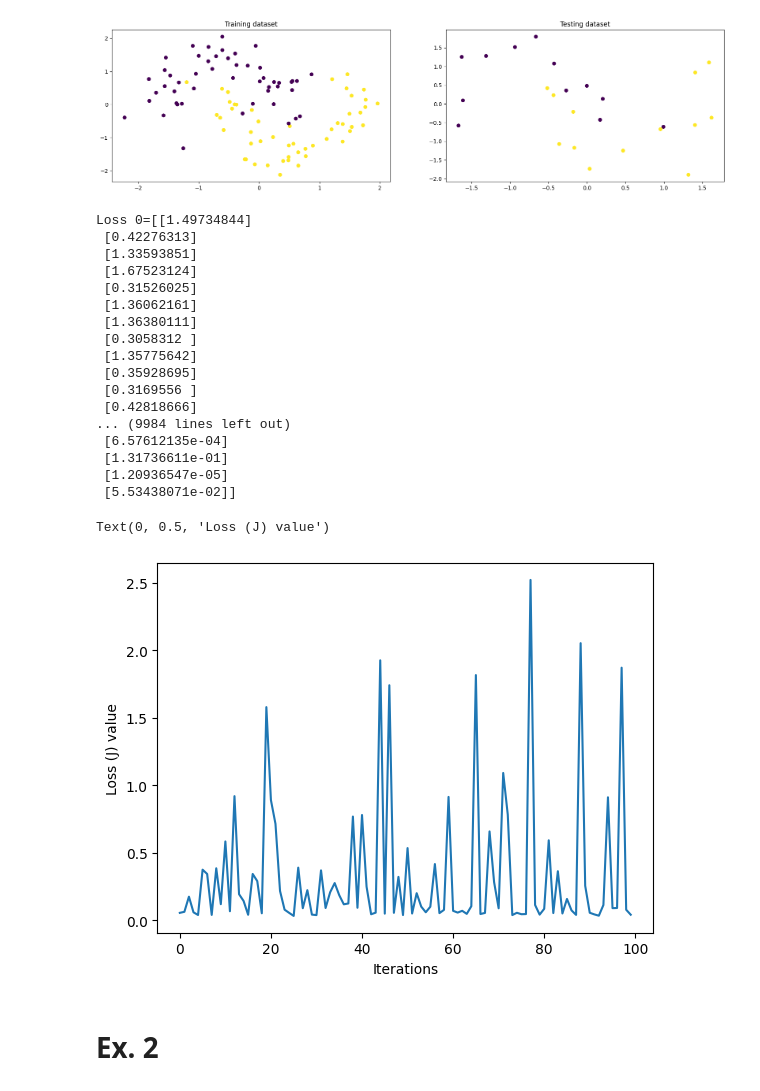
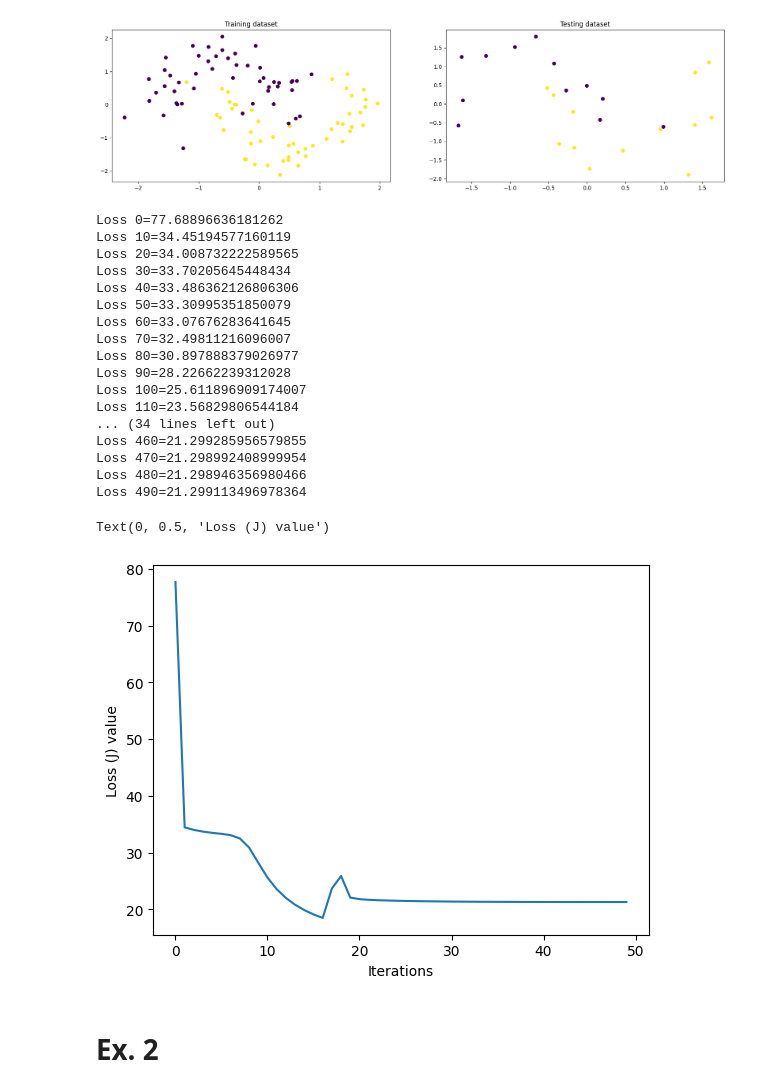
Before and after one commit to LucaFranceschi01/DL-2024, a Jupyter notebook: p1-intro/P1-Questions_Answers.ipynb, the cells around one changed output. Drawn from its saved outputs; the diff is of its cells as text; code cells hidden in the pictures.

```diff
--- a/p1-intro/P1-Questions_Answers.ipynb
+++ b/p1-intro/P1-Questions_Answers.ipynb
@@ -115,13 +115,13 @@ class MLP(object):
 
     def loss(self, yHat, y):
         #Compute loss for given X, y, use weights already stored in class.
-        J = -y * np.log(yHat) - (1-y)*np.log(1-yHat)
+        J = np.sum(-y * np.log(yHat) - (1-y)*np.log(1-yHat))
         return J
 
     # Derivative of parameters
     def backward(self, X, yHat, y):
         self.yHat = yHat
-        delta3 = np.multiply(-(y-self.yHat), self.sigmoidPrime(self.z3))
+        delta3 = (-y/yHat + (1-y)/(1-yHat)) * self.sigmoidPrime(self.z3)
         dJdW2 = np.dot(self.a2.T, delta3)
 
         delta2 = np.dot(delta3, self.W2.T)*self.sigmoidPrime(self.z2)
@@ -141,7 +141,7 @@ def train(NN, X, y, epoch = 10000, lr = .1):
         NN.W1 -= gradW1 * lr
         NN.W2 -= gradW2 * lr
 
-        if i%100 == 0 :
+        if i%10 == 0 :
             loss = NN.loss(yHat, y)
             print('Loss {}={}'.format(i, loss))
             list_loss.append(loss)
@@ -150,33 +150,33 @@ def train(NN, X, y, epoch = 10000, lr = .1):
 # %%
 # Instantiate an MLP NN
 mlp = MLP()
 
 #4. Train the MLP, visualize decision boundary in 2D, and plot loss at each iteration
-list_loss = train(mlp, train_df[["X", "Y"]], np.array([train_df.C]).reshape(100, 1), epoch=10000, lr=0.1)
+list_loss = train(mlp, train_df[["X", "Y"]], np.array([train_df.C]).reshape(100, 1), epoch=500, lr=0.1)
 
-plt.plot(list_loss[5])
+plt.plot(list_loss)
 plt.xlabel('Iterations')
 plt.ylabel('Loss (J) value')
 # %% [output]
-Loss 0=[[1.49734844]
- [0.42276313]
- [1.33593851]
- [1.67523124]
- [0.31526025]
- [1.36062161]
- [1.36380111]
- [0.3058312 ]
- [1.35775642]
- [0.35928695]
- [0.3169556 ]
- [0.42818666]
-... (9984 lines left out)
- [6.57612135e-04]
- [1.31736611e-01]
- [1.20936547e-05]
- [5.53438071e-02]]
+Loss 0=77.68896636181262
+Loss 10=34.45194577160119
+Loss 20=34.008732222589565
+Loss 30=33.70205645448434
+Loss 40=33.486362126806306
+Loss 50=33.30995351850079
+Loss 60=33.07676283641645
+Loss 70=32.49811216096007
+Loss 80=30.897888379026977
+Loss 90=28.22662239312028
+Loss 100=25.611896909174007
+Loss 110=23.56829806544184
+... (34 lines left out)
+Loss 460=21.299285956579855
+Loss 470=21.298992408999954
+Loss 480=21.298946356980466
+Loss 490=21.299113496978364
 Text(0, 0.5, 'Loss (J) value')
-[figure, old version]
+[figure, new version]
 # %% [markdown]
 # Ex. 2
 # %%
```
